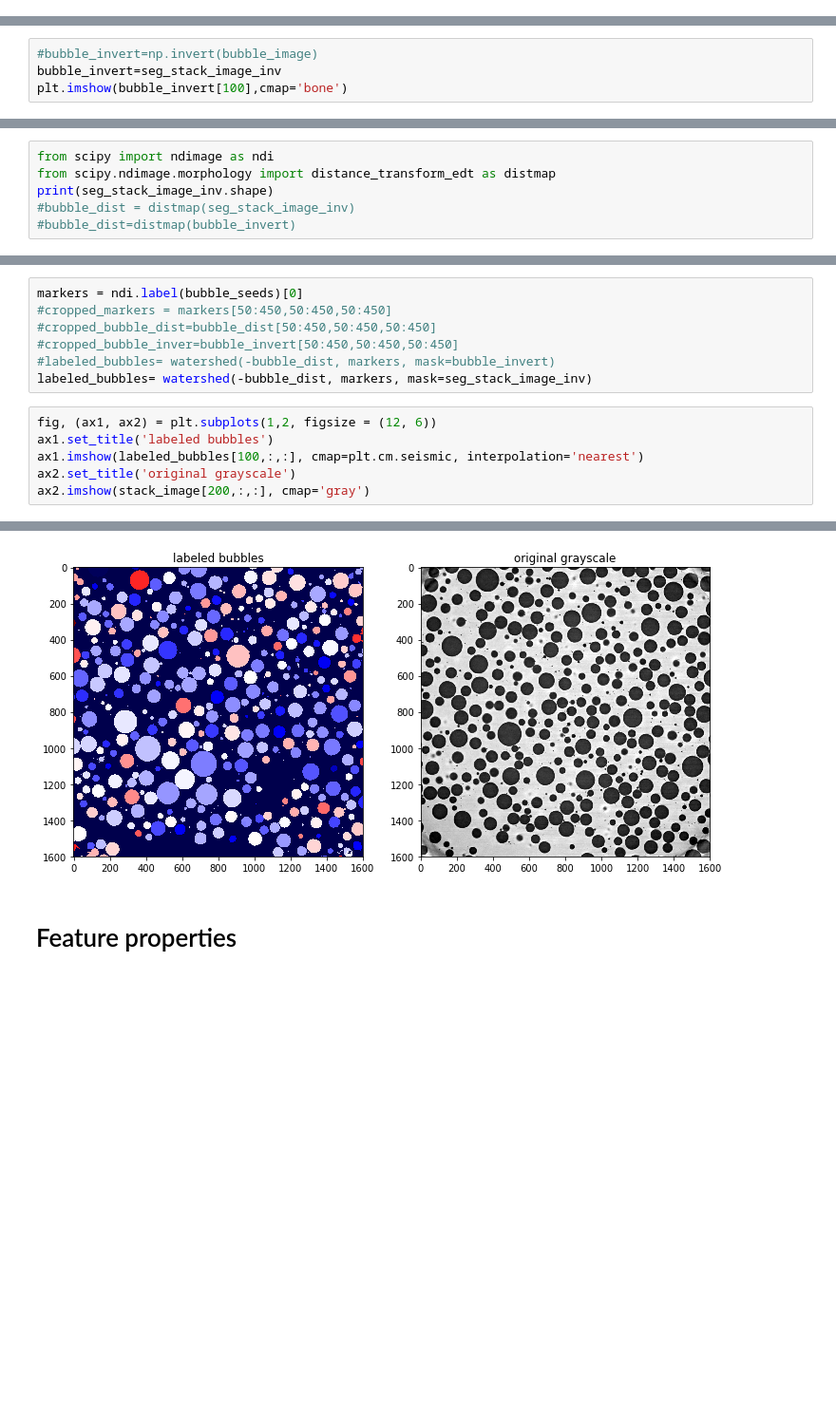
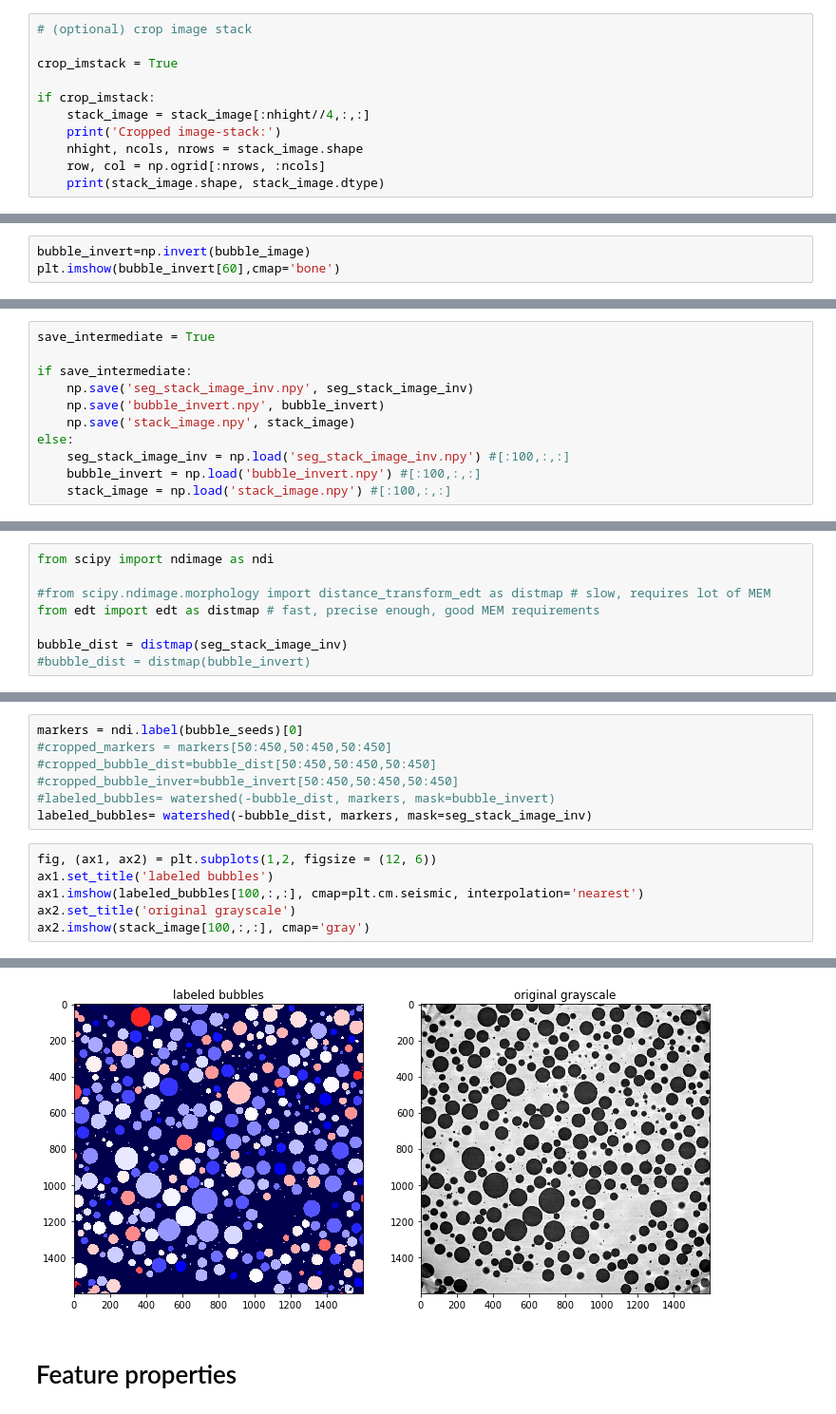
Before and after one commit to tomograms/tomography-notebooks, a Jupyter notebook: imquant_foam.ipynb, the cells around one changed output, grey strips where cells are left out. Shown at 95% size. Cells and saved outputs as stored; diff of their text form; blank space fills up the shorter version.

```diff
--- a/imquant_foam.ipynb
+++ b/imquant_foam.ipynb
@@ -51,0 +57,11 @@ print(stack_image.shape, stack_image.dtype)
+# %%
+# (optional) crop image stack
+
+crop_imstack = True
+
+if crop_imstack:
+    stack_image = stack_image[:nhight//4,:,:]
+    print('Cropped image-stack:')
+    nhight, ncols, nrows = stack_image.shape
+    row, col = np.ogrid[:nrows, :ncols]
+    print(stack_image.shape, stack_image.dtype)
@@ -153,4 +178,3 @@ plt.imshow(bubble_image[60]>0, cmap = 'bone')
 # %%
-#bubble_invert=np.invert(bubble_image)
-bubble_invert=seg_stack_image_inv
-plt.imshow(bubble_invert[100],cmap='bone')
+bubble_invert=np.invert(bubble_image)
+plt.imshow(bubble_invert[60],cmap='bone')
@@ -176,8 +200,21 @@ plt.imshow(bubble_invert[100],cmap='bone')
+# %%
+save_intermediate = True
+
+if save_intermediate:
+    np.save('seg_stack_image_inv.npy', seg_stack_image_inv)
+    np.save('bubble_invert.npy', bubble_invert)
+    np.save('stack_image.npy', stack_image)
+else:
+    seg_stack_image_inv = np.load('seg_stack_image_inv.npy') #[:100,:,:]
+    bubble_invert = np.load('bubble_invert.npy') #[:100,:,:]
+    stack_image = np.load('stack_image.npy') #[:100,:,:]
 # %% [markdown]
 # create distance map
 # %%
 from scipy import ndimage as ndi
-from scipy.ndimage.morphology import distance_transform_edt as distmap
-print(seg_stack_image_inv.shape)
-#bubble_dist = distmap(seg_stack_image_inv)
-#bubble_dist=distmap(bubble_invert)
+
+#from scipy.ndimage.morphology import distance_transform_edt as distmap # slow, requires lot of MEM
+from edt import edt as distmap # fast, precise enough, good MEM requirements
+
+bubble_dist = distmap(seg_stack_image_inv)
+#bubble_dist = distmap(bubble_invert)
@@ -218,12 +253,12 @@ labeled_bubbles= watershed(-bubble_dist, markers, mask=seg_stack_image_inv)
 # %%
 fig, (ax1, ax2) = plt.subplots(1,2, figsize = (12, 6))
 ax1.set_title('labeled bubbles')
 ax1.imshow(labeled_bubbles[100,:,:], cmap=plt.cm.seismic, interpolation='nearest')
 ax2.set_title('original grayscale')
-ax2.imshow(stack_image[200,:,:], cmap='gray')
+ax2.imshow(stack_image[100,:,:], cmap='gray')
 # %% [output]
 <matplotlib.image.AxesImage at 0x...>
-[figure, old version]
+[figure, new version]
 # %% [markdown]
 # Feature properties
 # %%
```
Also changed, not shown: parts of 32 cells of this notebook.
